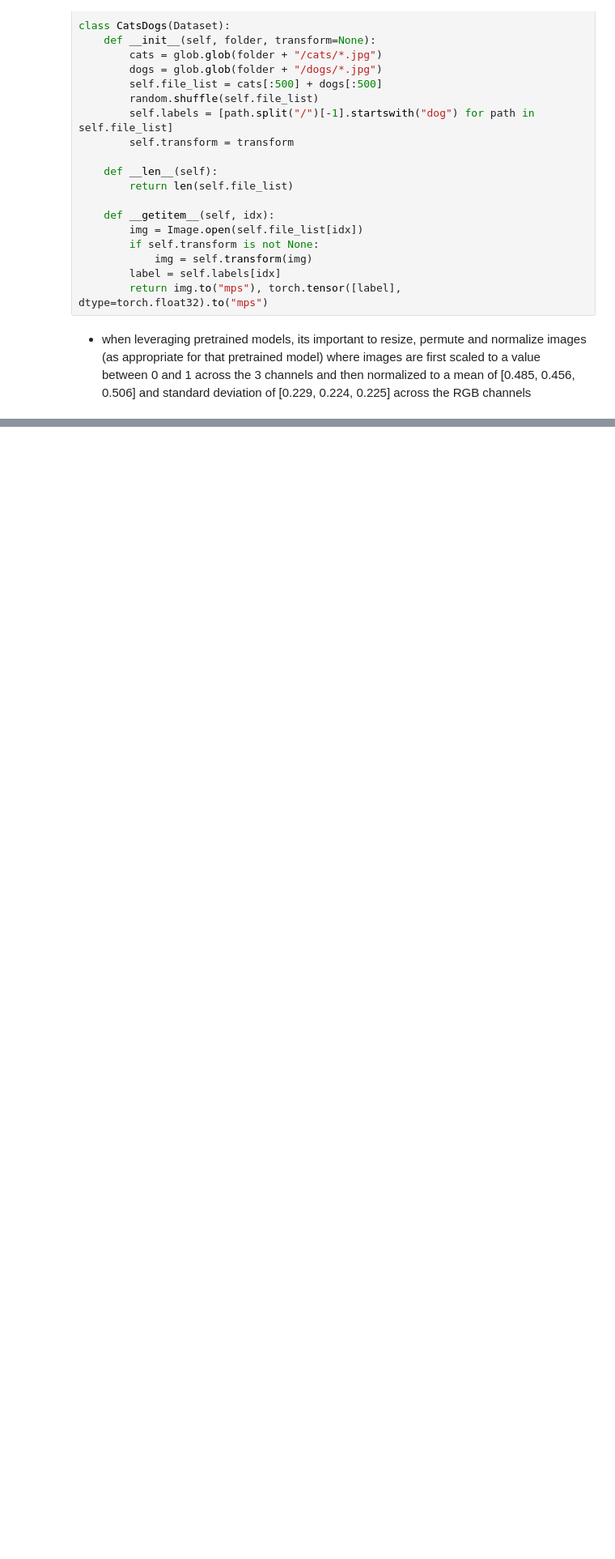
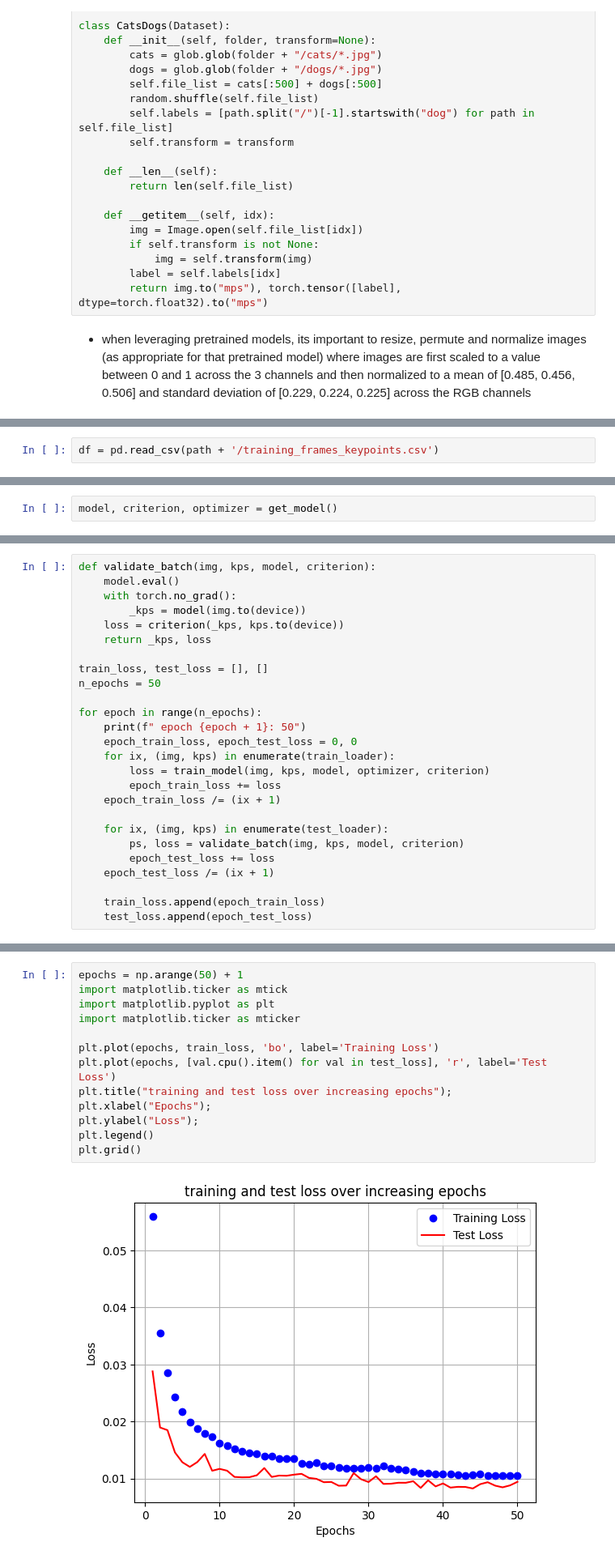
Before and after one commit to mrajancsr/computer-vision, a Jupyter notebook: neptunevision/transfer_learning/transfer_learning_for_image_classification.ipynb, the cells around one changed output, grey strips where cells are left out. Shown: that part at 81% size. Drawn from its saved outputs; the diff is of its cells as text; blank space fills up the shorter version.

```diff
--- a/neptunevision/transfer_learning/transfer_learning_for_image_classification.ipynb
+++ b/neptunevision/transfer_learning/transfer_learning_for_image_classification.ipynb
@@ -167,0 +428,2 @@ tensor([[[-0.1291,  0.3462,  0.4048,  ...,  0.2500,  0.1862,  0.1243],
+# %%
+df = pd.read_csv(path + '/training_frames_keypoints.csv')
@@ -167,0 +508,2 @@ tensor([[[-0.1291,  0.3462,  0.4048,  ...,  0.2500,  0.1862,  0.1243],
+# %%
+model, criterion, optimizer = get_model()
@@ -167,0 +524,26 @@ tensor([[[-0.1291,  0.3462,  0.4048,  ...,  0.2500,  0.1862,  0.1243],
+# %%
+def validate_batch(img, kps, model, criterion):
+    model.eval()
+    with torch.no_grad():
+        _kps = model(img.to(device))
+    loss = criterion(_kps, kps.to(device))
+    return _kps, loss
+
+train_loss, test_loss = [], []
+n_epochs = 50
+
+for epoch in range(n_epochs):
+    print(f" epoch {epoch + 1}: 50")
+    epoch_train_loss, epoch_test_loss = 0, 0
+    for ix, (img, kps) in enumerate(train_loader):
+        loss = train_model(img, kps, model, optimizer, criterion)
+        epoch_train_loss += loss
+    epoch_train_loss /= (ix + 1)
+
+    for ix, (img, kps) in enumerate(test_loader):
+        ps, loss = validate_batch(img, kps, model, criterion)
+        epoch_test_loss += loss
+    epoch_test_loss /= (ix + 1)
+
+    train_loss.append(epoch_train_loss)
+    test_loss.append(epoch_test_loss)
@@ -167,0 +568,15 @@ tensor([[[-0.1291,  0.3462,  0.4048,  ...,  0.2500,  0.1862,  0.1243],
+# %%
+epochs = np.arange(50) + 1
+import matplotlib.ticker as mtick
+import matplotlib.pyplot as plt
+import matplotlib.ticker as mticker
+
+plt.plot(epochs, train_loss, 'bo', label='Training Loss')
+plt.plot(epochs, [val.cpu().item() for val in test_loss], 'r', label='Test Loss')
+plt.title("training and test loss over increasing epochs");
+plt.xlabel("Epochs");
+plt.ylabel("Loss");
+plt.legend()
+plt.grid()
+# %% [output]
+[figure, added]
```
Also changed, not shown: parts of 57 cells of this notebook.
